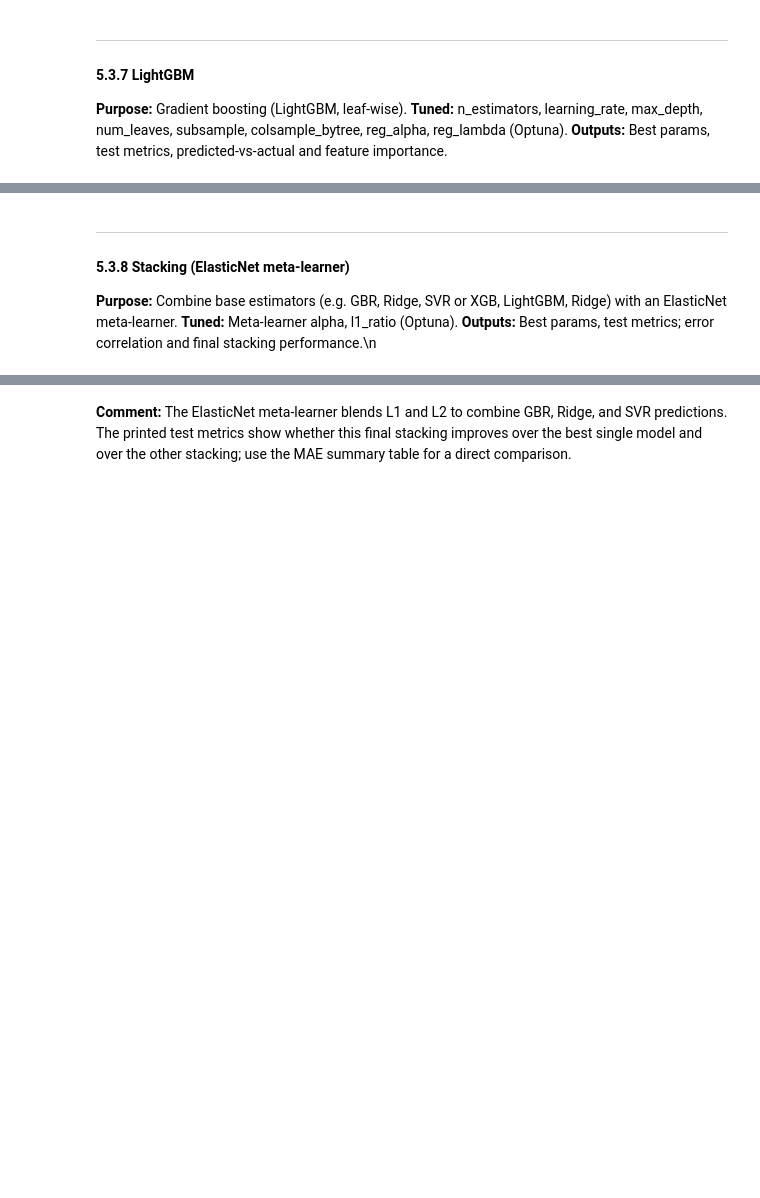
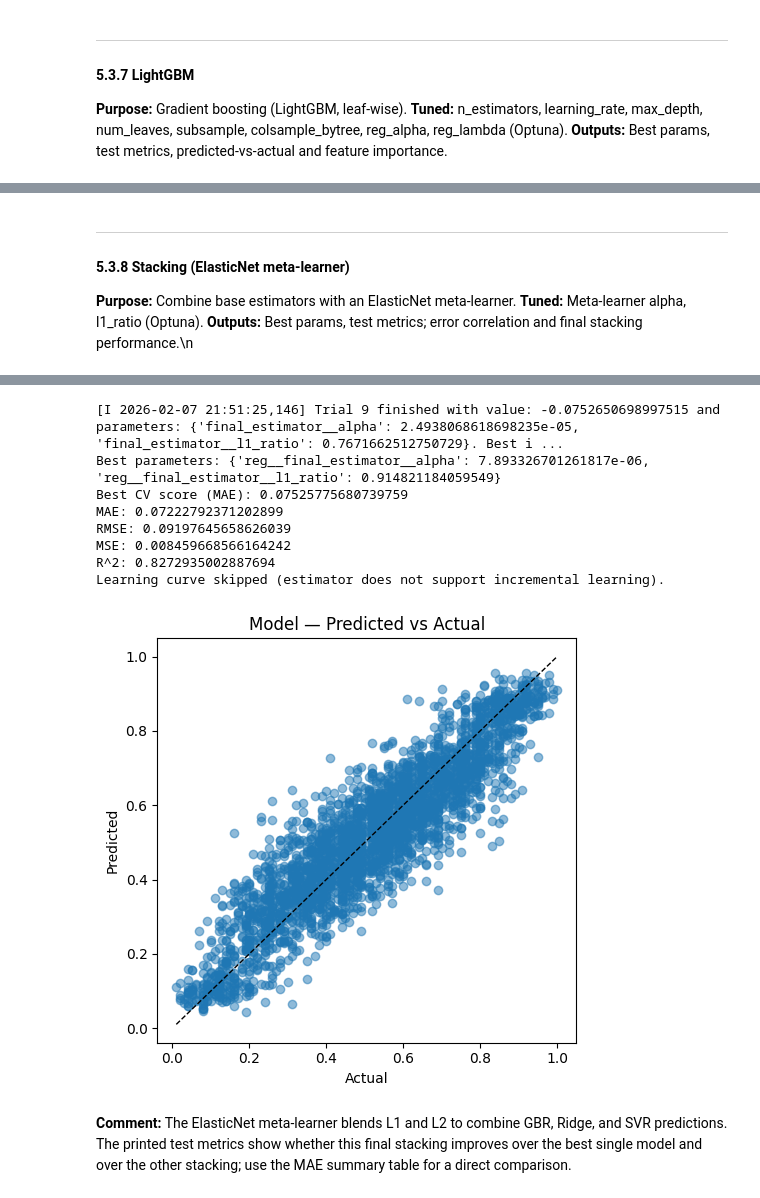
Before and after one commit to tasosger/choices13k-risky-choice, a Jupyter notebook: analysis.ipynb, the cells around one changed output, grey strips where cells are left out. Saved outputs shown, nothing was run; the diff lists cells and outputs as text; code cells hidden in the pictures; blank space fills up the shorter version.

```diff
--- a/analysis.ipynb
+++ b/analysis.ipynb
@@ -1986,15 +2042,9 @@ Correlation matrix of model errors:
 ---
 #### 5.3.8 Stacking (ElasticNet meta-learner)
 
-**Purpose:** Combine base estimators (e.g. GBR, Ridge, SVR or XGB, LightGBM, Ridge) with an ElasticNet meta-learner. **Tuned:** Meta-learner alpha, l1_ratio (Optuna). **Outputs:** Best params, test metrics; error correlation and final stacking performance.\n
+**Purpose:** Combine base estimators with an ElasticNet meta-learner. **Tuned:** Meta-learner alpha, l1_ratio (Optuna). **Outputs:** Best params, test metrics; error correlation and final stacking performance.\n
 # %%
-# 0) Same split policy as run_experiment
-X_train, X_test, y_train, y_test = train_test_split(
-    X, y, test_size=0.2, random_state=42
-)
 
-# 1) Define base estimators with names
-# Using the FULL pipelines (NOT named_steps["reg"])
 estimators = [
     ('xgb', result8.best_estimator.named_steps["reg"]),
     ('ridge', result1.best_estimator.named_steps["reg"]),
@@ -2016,9 +2066,9 @@ params_optuna = {
     "final_estimator__l1_ratio": ("float", 0.0, 1.0),
 }
 
-result_stack = run_experiment(
+result10 = run_experiment(
     stacking_reg,
-    X_train, y_train,
+    X, y,
     params=params_optuna,
     search_engine="optuna",
     cv_folds=3,
@@ -2028,15 +2078,8 @@ result_stack = run_experiment(
     run_full_pipeline=True  # The stacking regressor handles everything
 )
 
-best_stacking = result_stack.best_estimator
-
-# 4) Final evaluation on the held-out test split
-pred_test = best_stacking.predict(X_test)
-
-mae10 = mean_absolute_error(y_test, pred_test)
-rmse10 = float(np.sqrt(mean_squared_error(y_test, pred_test)))
-mse10 = mean_squared_error(y_test, pred_test)
-r210 = r2_score(y_test, pred_test)
-
-print({"MAE": ma10, "RMSE": rmse10, "MSE": mse10, "R2": r210})
+pipeline = result10.best_estimator
+pred10 = result10.predictions
+best_params10 = result10.best_params
+metrics10 = result10.metrics
 # %% [output]
@@ -2061,0 +2096,9 @@ KeyboardInterrupt:
+[I 2026-02-07 21:51:25,146] Trial 9 finished with value: -0.0752650698997515 and parameters: {'final_estimator__alpha': 2.4938068618698235e-05, 'final_estimator__l1_ratio': 0.7671662512750729}. Best i ...
+Best parameters: {'reg__final_estimator__alpha': 7.893326701261817e-06, 'reg__final_estimator__l1_ratio': 0.914821184059549}
+Best CV score (MAE): 0.07525775680739759
+MAE: 0.07222792371202899
+RMSE: 0.09197645658626039
+MSE: 0.008459668566164242
+R^2: 0.8272935002887694
+Learning curve skipped (estimator does not support incremental learning).
+[figure, added]
```
Also changed, not shown: parts of 30 cells of this notebook.
